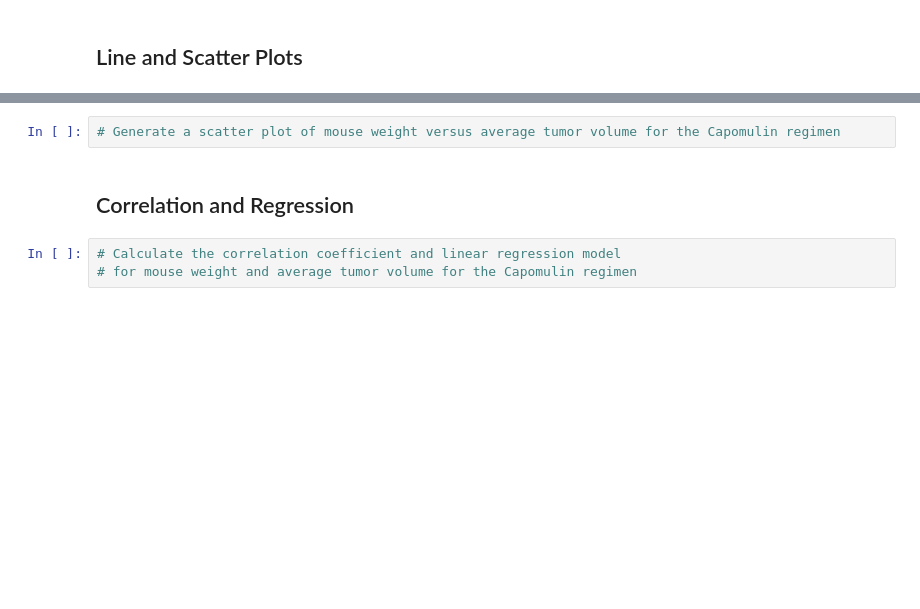
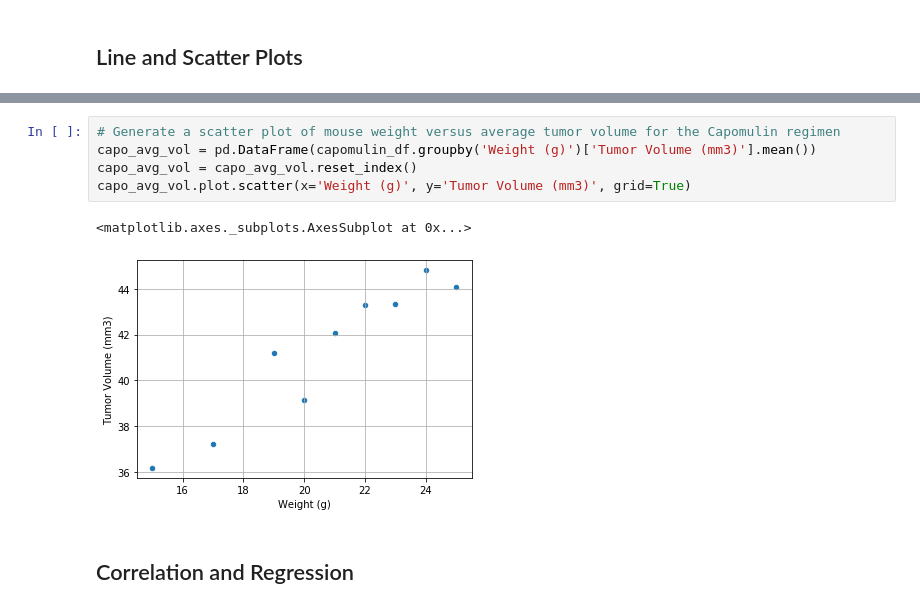
Before and after one commit to apreble21/Pymaceuticals, a Jupyter notebook: Homework-5-Matplotlib/Pymaceuticals/pymaceuticals_starter.ipynb, the cells around one changed output, grey strips where cells are left out. Drawn from its saved outputs; the diff is of its cells as text; blank space fills up the shorter version.

```diff
--- a/Homework-5-Matplotlib/Pymaceuticals/pymaceuticals_starter.ipynb
+++ b/Homework-5-Matplotlib/Pymaceuticals/pymaceuticals_starter.ipynb
@@ -160,7 +185,10 @@ plt.show()
 # %%
 # Generate a scatter plot of mouse weight versus average tumor volume for the Capomulin regimen
+capo_avg_vol = pd.DataFrame(capomulin_df.groupby('Weight (g)')['Tumor Volume (mm3)'].mean())
+capo_avg_vol = capo_avg_vol.reset_index()
+capo_avg_vol.plot.scatter(x='Weight (g)', y='Tumor Volume (mm3)', grid=True)
+# %% [output]
+<matplotlib.axes._subplots.AxesSubplot at 0x...>
+[figure, added]
 # %% [markdown]
 ## Correlation and Regression
-# %%
-# Calculate the correlation coefficient and linear regression model
-# for mouse weight and average tumor volume for the Capomulin regimen
```
Also changed, not shown: parts of 7 cells of this notebook, 2 other files.
